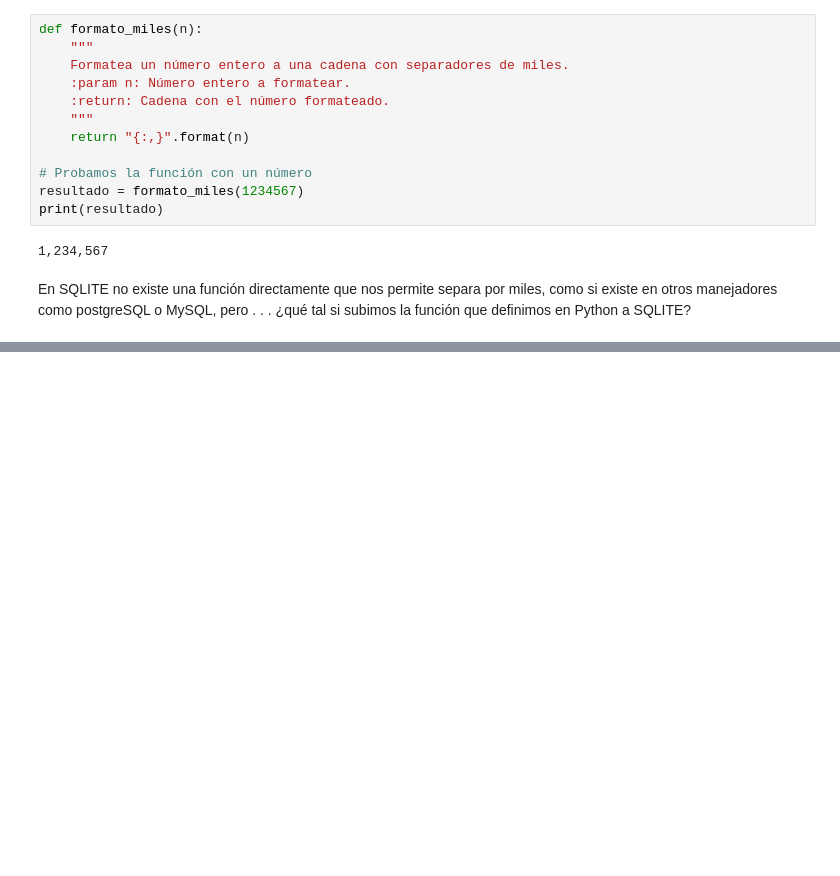
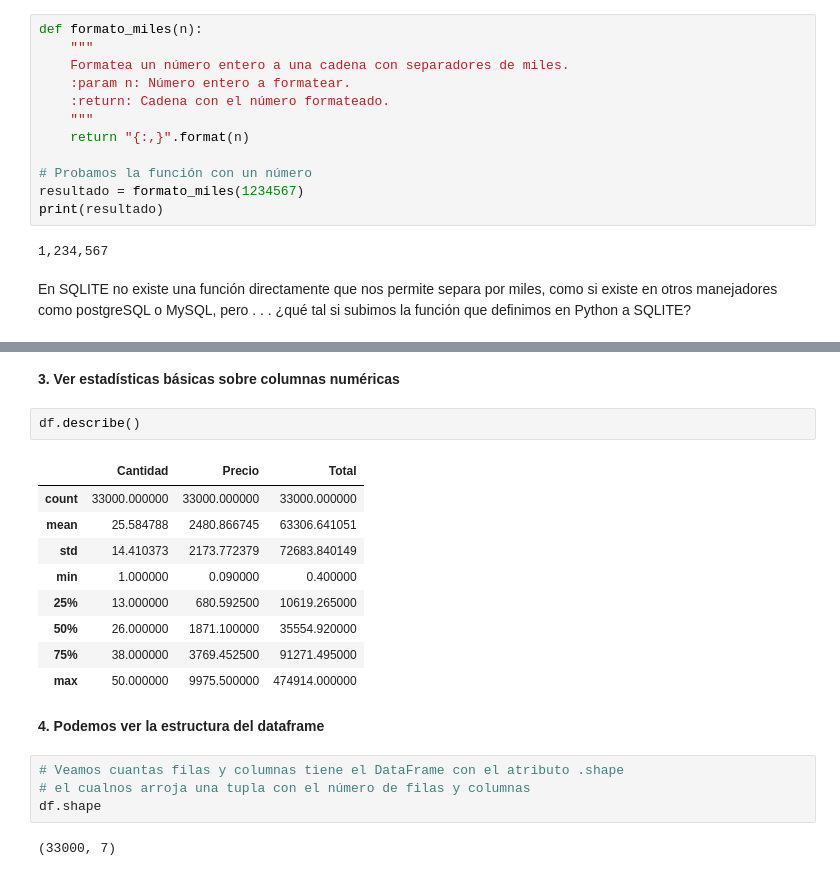
Before and after one commit to LuisApaez/ProgramacionNube, a Jupyter notebook: PyBiS_Basico_Notebooks/Clase_05.ipynb, the cells around one changed output, grey strips where cells are left out. Saved outputs shown, nothing was run; the diff lists cells and outputs as text; blank space fills up the shorter version.

```diff
--- a/PyBiS_Basico_Notebooks/Clase_05.ipynb
+++ b/PyBiS_Basico_Notebooks/Clase_05.ipynb
@@ -225,0 +423,22 @@ NameError: name 'sql' is not defined
+# %% [markdown]
+**3. Ver estadísticas básicas sobre columnas numéricas**
+# %%
+df.describe()
+# %% [output]
+|  | Cantidad | Precio | Total |
+| count | 33000.000000 | 33000.000000 | 33000.000000 |
+| mean | 25.584788 | 2480.866745 | 63306.641051 |
+| std | 14.410373 | 2173.772379 | 72683.840149 |
+| min | 1.000000 | 0.090000 | 0.400000 |
+| 25% | 13.000000 | 680.592500 | 10619.265000 |
+| 50% | 26.000000 | 1871.100000 | 35554.920000 |
+| 75% | 38.000000 | 3769.452500 | 91271.495000 |
+| max | 50.000000 | 9975.500000 | 474914.000000 |
+# %% [markdown]
+**4. Podemos ver la estructura del dataframe**
+# %%
+# Veamos cuantas filas y columnas tiene el DataFrame con el atributo .shape
+# el cualnos arroja una tupla con el número de filas y columnas
+df.shape
+# %% [output]
+(33000, 7)
```
Also changed, not shown: parts of 33 cells of this notebook.
